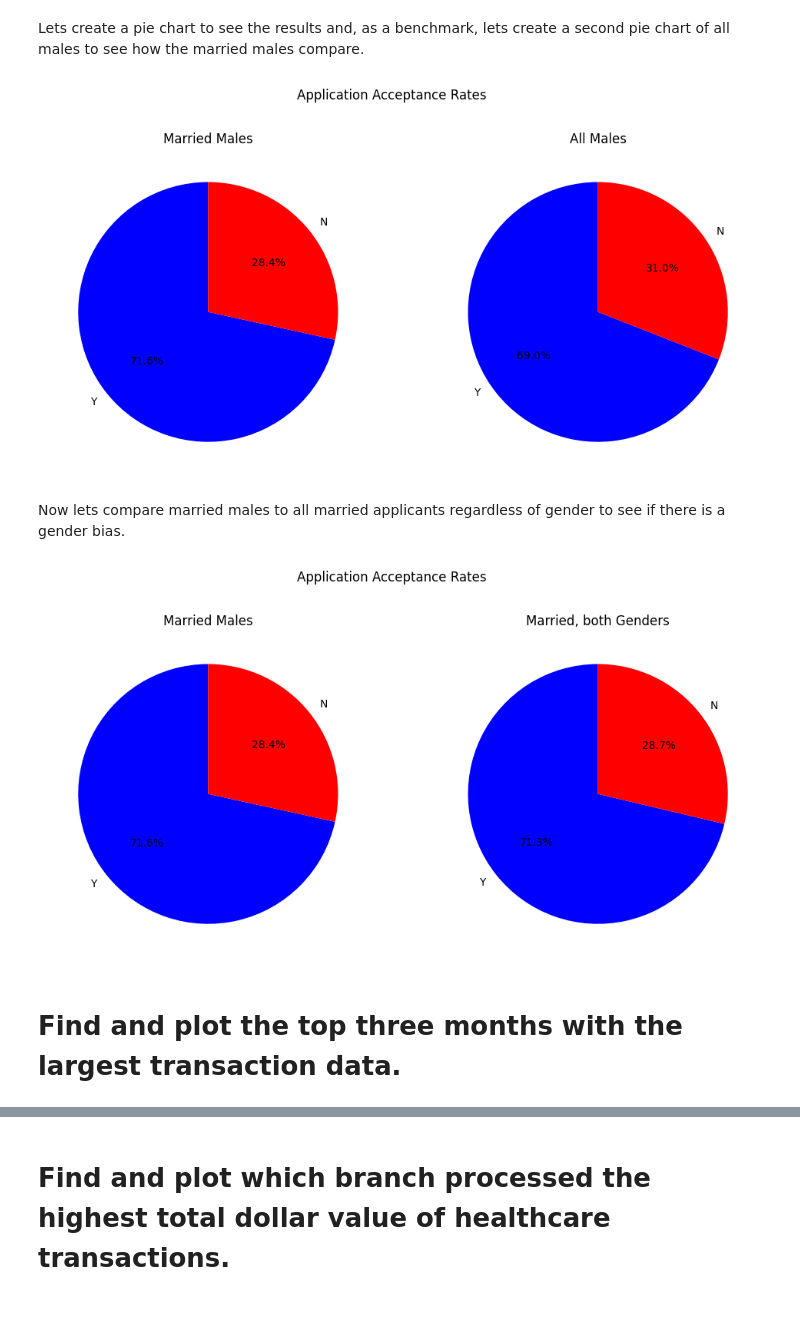
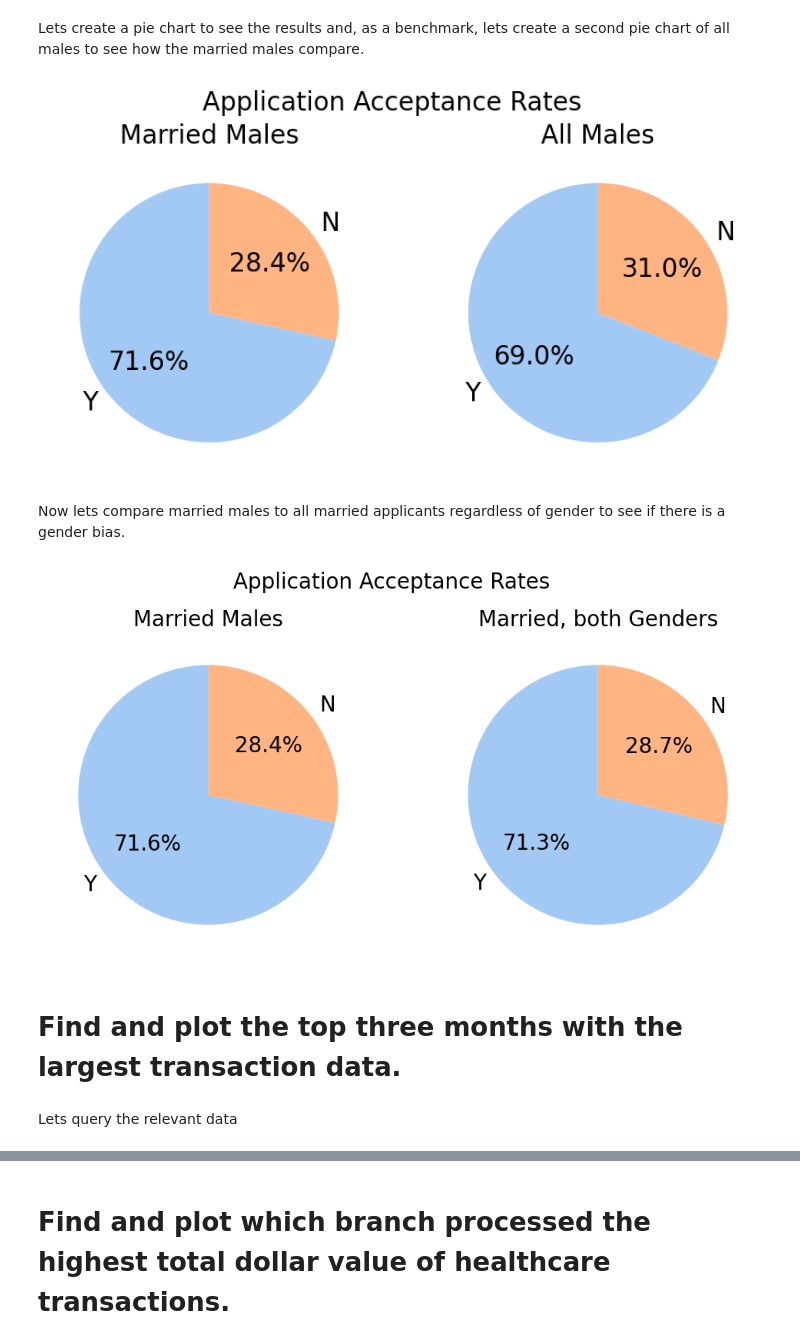
Before and after one commit to philpartyka/Data-Engineering-Capstone-Project, a Jupyter notebook: 5_Loan_App_Visualizations.ipynb, the cells around one changed output, grey strips where cells are left out. Cells and saved outputs as stored; diff of their text form; code cells hidden in the pictures; blank space fills up the shorter version.

```diff
--- a/5_Loan_App_Visualizations.ipynb
+++ b/5_Loan_App_Visualizations.ipynb
@@ -42,8 +42,11 @@ self_yes_df
 # %% [markdown]
 Now lets visualize this data.
 # %%
-plt.figure(figsize=(6, 6))
-plt.pie(self_yes_df.iloc[:, 1], labels=self_yes_df.iloc[:, 0], autopct='%1.1f%%', startangle=90, colors=['blue', 'red'])
-plt.title('Application Acceptance Rates when Self Employed')
+plt.figure(figsize=(5, 5))
+plt.pie(self_yes_df.iloc[:, 1], labels=self_yes_df.iloc[:, 0], autopct='%1.1f%%', startangle=90, colors=sns.color_palette('pastel'))
+plt.title('Application Acceptance if Self Employed', fontdict={'fontsize': 15})
+plt.rc('axes', labelsize= 20)
+
+#plt.rcParams.update({'font.size': 22})
 plt.show()
 # %% [output]
@@ -104,28 +107,28 @@ Lets create a pie chart to see the results and, as a benchmark, lets create a se
 # %%
 male_sql = ("SELECT Application_Status, COUNT(*) AS Count "
             "FROM cdw_sapp_loan_application "
             "WHERE Gender = 'Male' "
             "GROUP BY Application_Status")
 cursor.execute(male_sql)                #cursor was assigned in the connect_sql() function
 male_results = cursor.fetchall()          #fetches all the results
 male_df = pd.DataFrame(male_results)
 
-fig, axes = plt.subplots(1, 2, figsize=(12, 6))
+fig, axes = plt.subplots(1, 2, figsize=(10, 5))
 fig.suptitle("Application Acceptance Rates")
 
 # first pie chart
 axes[0].pie(mar_male_df.iloc[:, 1], labels=mar_male_df.iloc[:, 0],\
-    autopct='%1.1f%%', startangle=90, colors=['blue', 'red'])
+    autopct='%1.1f%%', startangle=90, colors=sns.color_palette('pastel'))
 axes[0].set_title('Married Males')
 
 # second pie chart
 axes[1].pie(male_df.iloc[:, 1], labels=male_df.iloc[:, 0],\
-    autopct='%1.1f%%', startangle=90, colors=['blue', 'red'])
+    autopct='%1.1f%%', startangle=90, colors=sns.color_palette('pastel'))
 axes[1].set_title('All Males')
 
 plt.show()
 # %% [output]
-[figure, old version]
+[figure, new version]
 # %% [markdown]
 Now lets compare married males to all married applicants regardless of gender to see if there is a gender bias.
 # %%
@@ -138,21 +141,23 @@ cursor.execute(mar_sql)                #cursor was assigned in the connect_sql()
 mar_results = cursor.fetchall()          #fetches all the results
 mar_df = pd.DataFrame(mar_results)
 
-fig, axes = plt.subplots(1, 2, figsize=(12, 6))
+fig, axes = plt.subplots(1, 2, figsize=(10, 5))
 fig.suptitle("Application Acceptance Rates")
 
 # first pie chart
 axes[0].pie(mar_male_df.iloc[:, 1], labels=mar_male_df.iloc[:, 0],\
-    autopct='%1.1f%%', startangle=90, colors=['blue', 'red'])
+    autopct='%1.1f%%', startangle=90, colors=sns.color_palette('pastel'))
 axes[0].set_title('Married Males')
 
 # second pie chart
 axes[1].pie(mar_df.iloc[:, 1], labels=mar_df.iloc[:, 0],\
-    autopct='%1.1f%%', startangle=90, colors=['blue', 'red'])
+    autopct='%1.1f%%', startangle=90, colors=sns.color_palette('pastel'))
 axes[1].set_title('Married, both Genders')
 
 plt.show()
 # %% [output]
-[figure, old version]
+[figure, new version]
 # %% [markdown]
 # Find and plot the top three months with the largest transaction data.
+# %% [markdown]
+Lets query the relevant data
```
Also changed, not shown: parts of 15 cells of this notebook, 1 other file.
